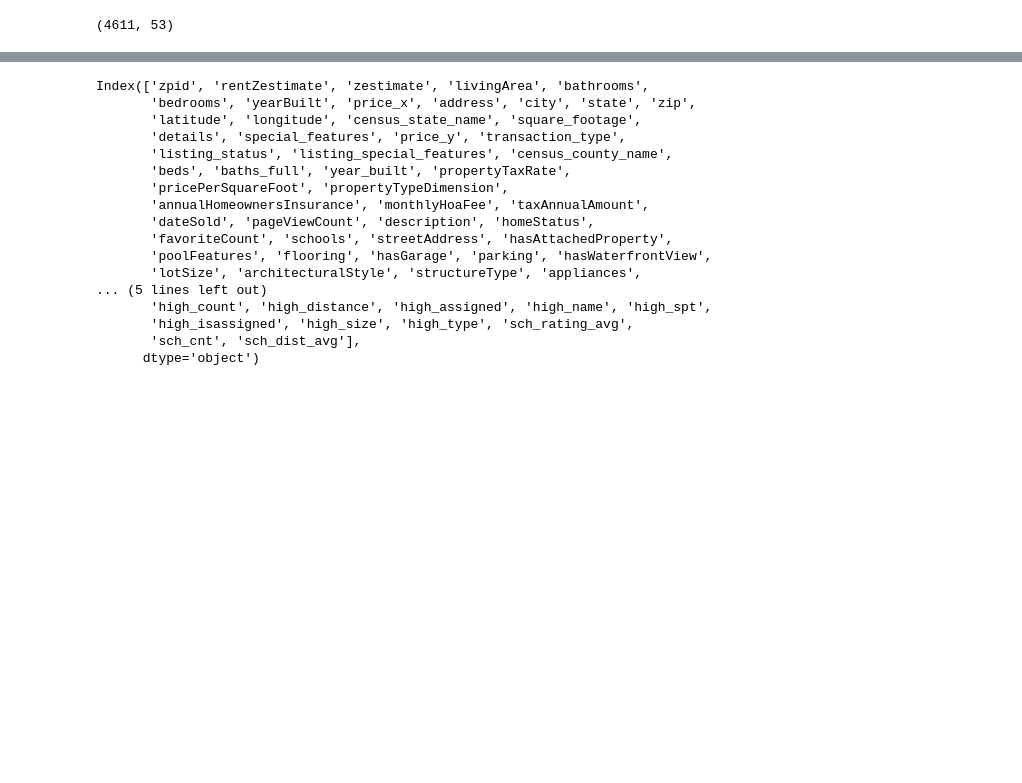
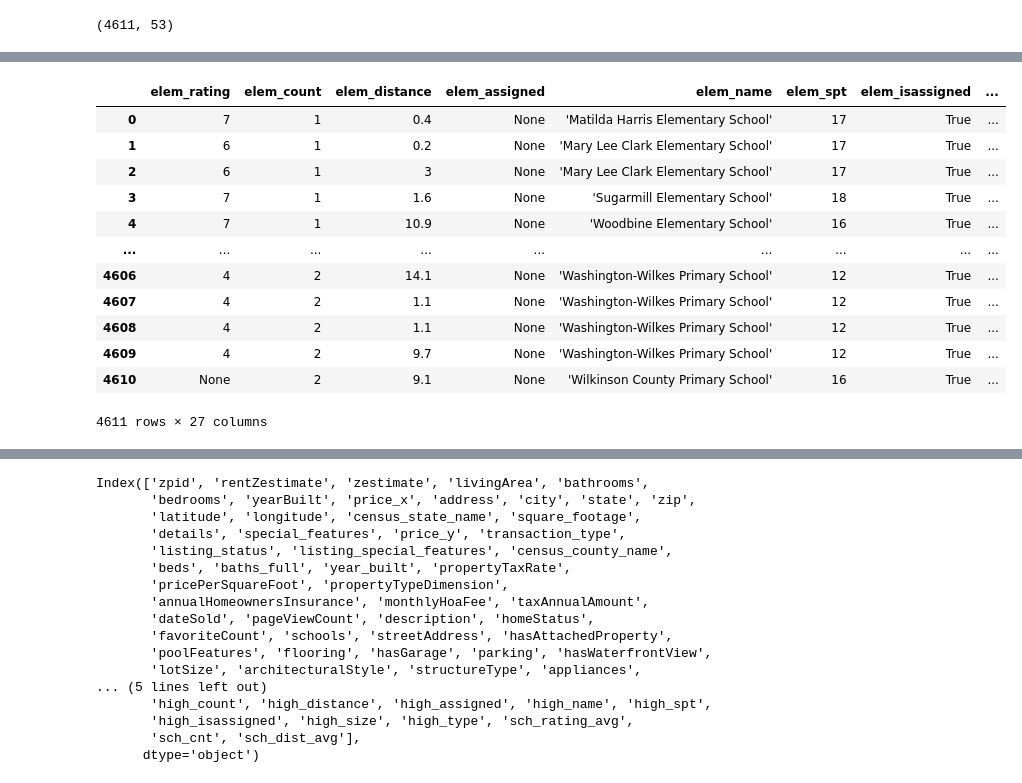
Before and after one commit to nsharma73/capstone_haystack, a Jupyter notebook: WebScrapeUsingRapidAPI.ipynb, the cells around one changed output, grey strips where cells are left out. Drawn from its saved outputs; the diff is of its cells as text; code cells hidden in the pictures; blank space fills up the shorter version.

```diff
--- a/WebScrapeUsingRapidAPI.ipynb
+++ b/WebScrapeUsingRapidAPI.ipynb
@@ -832,0 +832,2 @@ final_df_end.shape
+# %%
+schools = pd.DataFrame()
@@ -832,0 +890,19 @@ final_df_end.shape
+# %%
+#extract only the information
+for col in schools.columns:
+    schools[col] = schools[col].str.split(': ').str[1]
+schools
+# %% [output]
+|  | elem_rating | elem_count | elem_distance | elem_assigned | elem_name | elem_spt | elem_isassigned | ... |
+| 0 | 7 | 1 | 0.4 | None | 'Matilda Harris Elementary School' | 17 | True | ... |
+| 1 | 6 | 1 | 0.2 | None | 'Mary Lee Clark Elementary School' | 17 | True | ... |
+| 2 | 6 | 1 | 3 | None | 'Mary Lee Clark Elementary School' | 17 | True | ... |
+| 3 | 7 | 1 | 1.6 | None | 'Sugarmill Elementary School' | 18 | True | ... |
+| 4 | 7 | 1 | 10.9 | None | 'Woodbine Elementary School' | 16 | True | ... |
+| ... | ... | ... | ... | ... | ... | ... | ... | ... |
+| 4606 | 4 | 2 | 14.1 | None | 'Washington-Wilkes Primary School' | 12 | True | ... |
+| 4607 | 4 | 2 | 1.1 | None | 'Washington-Wilkes Primary School' | 12 | True | ... |
+| 4608 | 4 | 2 | 1.1 | None | 'Washington-Wilkes Primary School' | 12 | True | ... |
+| 4609 | 4 | 2 | 9.7 | None | 'Washington-Wilkes Primary School' | 12 | True | ... |
+| 4610 | None | 2 | 9.1 | None | 'Wilkinson County Primary School' | 16 | True | ... |
+4611 rows × 27 columns
```
Also changed, not shown: parts of 72 cells of this notebook.
